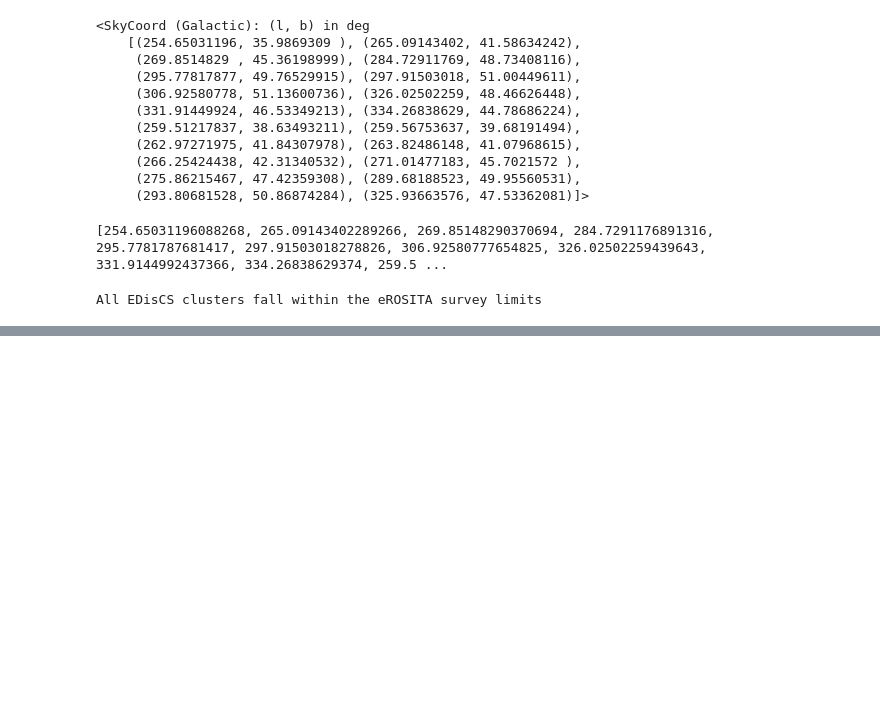
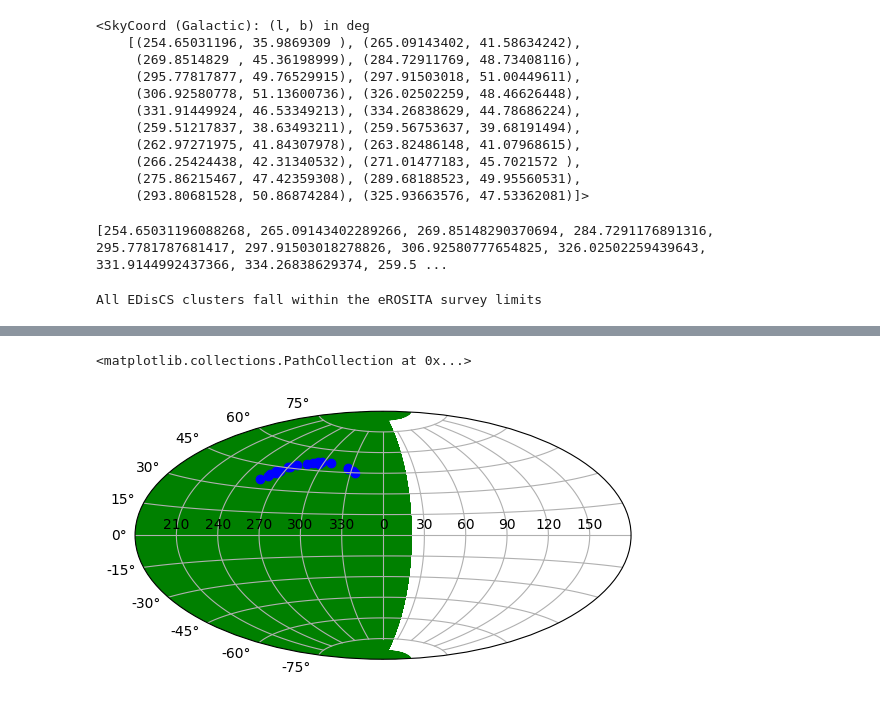
Before and after one commit to juliawmv/eROSITA-EDisCS, a Jupyter notebook: eROSITA EDisCS.ipynb, the cells around one changed output, grey strips where cells are left out. Drawn from its saved outputs; the diff is of its cells as text; code cells hidden in the pictures; blank space fills up the shorter version.

```diff
--- a/eROSITA EDisCS.ipynb
+++ b/eROSITA EDisCS.ipynb
@@ -160,0 +163,20 @@ ax.scatter(ra, dec)
+# %%
+# initializing region location variables to fill in for plotting
+edges = np.linspace(-80, 80, 10, endpoint=True)
+values = [0,0,0,0,0,0,0,0,0,0,]
+bottoms = 170
+
+# I do not really understand these nor do I understand fill_between but I couldn't figure out what else to use
+# %%
+# attempt at filling in the eROSITA region with the clusters projected on top
+
+ax = plt.subplot(111, projection='aitoff')
+tick_labels = np.array([210,240,270,300,330,0,30,60,90,120,150])
+ax.set_xticklabels(tick_labels)
+ax.grid(True)
+x = [-90,-60,-30,30,60,90]
+ax.fill_betweenx(edges, values, bottoms, color='g')
+plt.scatter(gal_coords.l.wrap_at('180d').radian, gal_coords.b.radian,color='b')
+# %% [output]
+<matplotlib.collections.PathCollection at 0x...>
+[figure, added]
```
Also changed, not shown: parts of 5 cells of this notebook.
